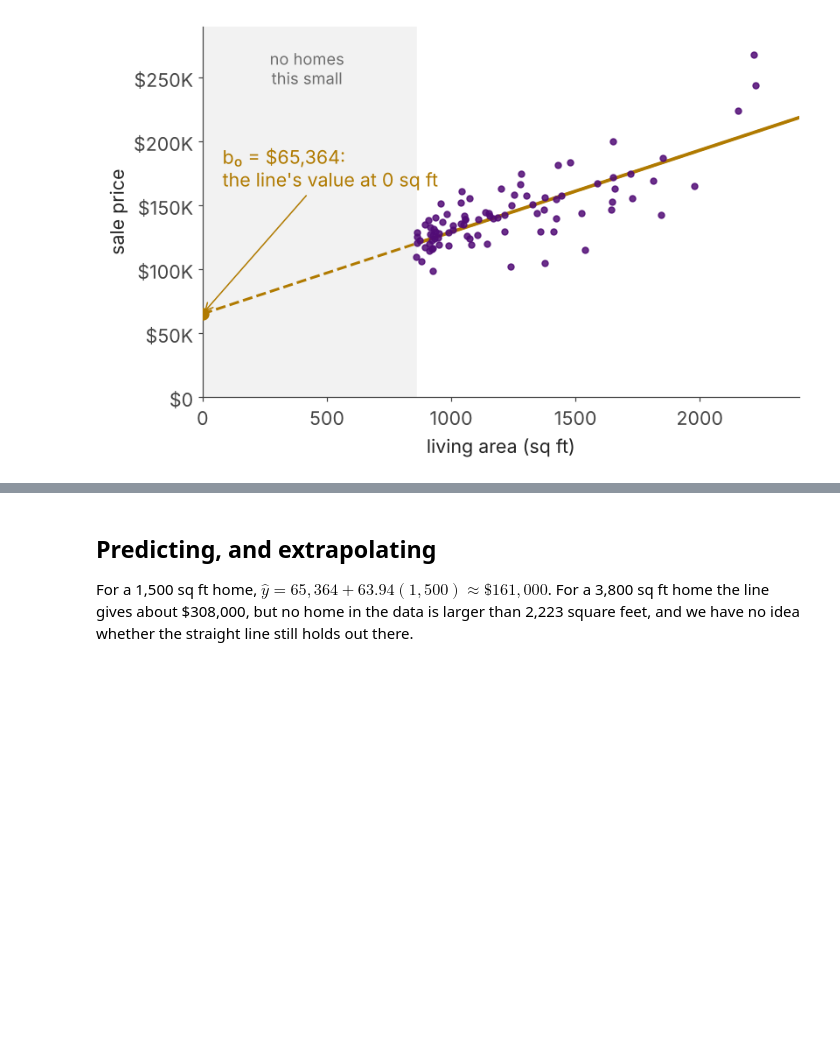
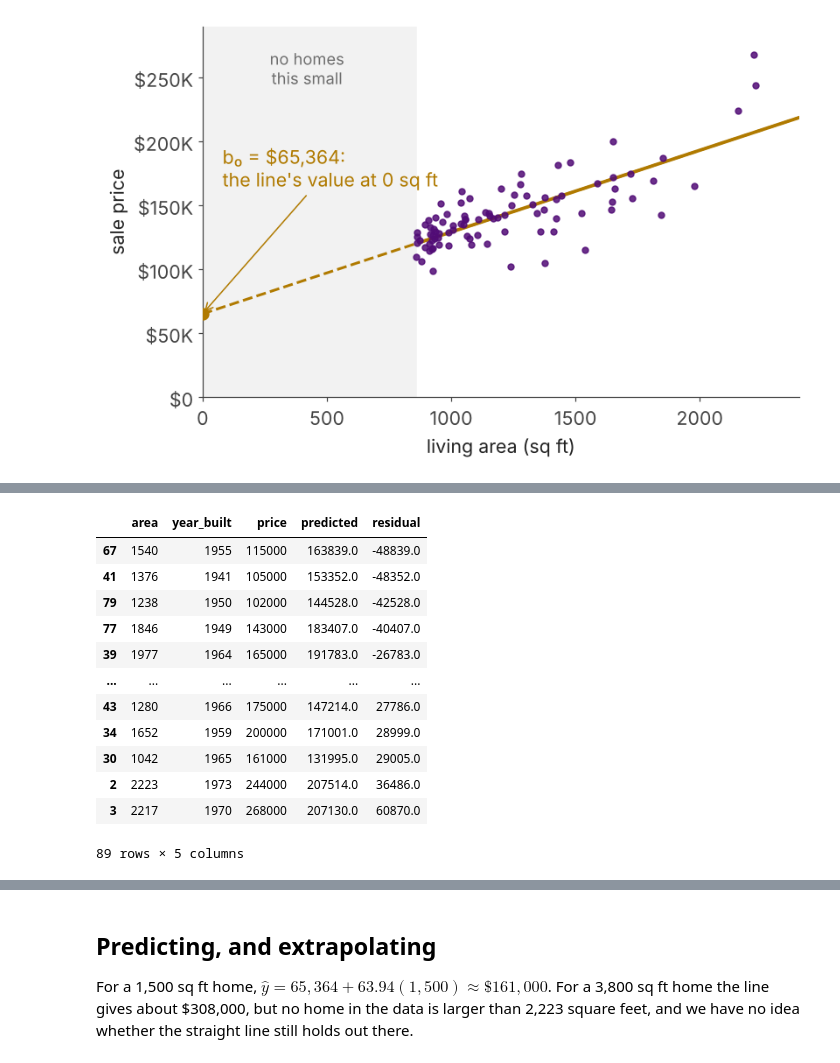
Before and after one commit to ust-buan-640/buan-640-notebooks, a Jupyter notebook: notebooks/m11-4-reading-output.ipynb, the cells around one changed output, grey strips where cells are left out. Saved outputs shown, nothing was run; the diff lists cells and outputs as text; code cells hidden in the pictures; blank space fills up the shorter version.

```diff
--- a/notebooks/m11-4-reading-output.ipynb
+++ b/notebooks/m11-4-reading-output.ipynb
@@ -136,0 +187,18 @@ plt.show()  # f21_intercept.png
+# %%
+homes["predicted"] = model.fittedvalues
+homes["residual"] = model.resid
+homes[["area", "year_built", "price", "predicted", "residual"]].sort_values("residual").round(0)
+# %% [output]
+|  | area | year_built | price | predicted | residual |
+| 67 | 1540 | 1955 | 115000 | 163839.0 | -48839.0 |
+| 41 | 1376 | 1941 | 105000 | 153352.0 | -48352.0 |
+| 79 | 1238 | 1950 | 102000 | 144528.0 | -42528.0 |
+| 77 | 1846 | 1949 | 143000 | 183407.0 | -40407.0 |
+| 39 | 1977 | 1964 | 165000 | 191783.0 | -26783.0 |
+| ... | ... | ... | ... | ... | ... |
+| 43 | 1280 | 1966 | 175000 | 147214.0 | 27786.0 |
+| 34 | 1652 | 1959 | 200000 | 171001.0 | 28999.0 |
+| 30 | 1042 | 1965 | 161000 | 131995.0 | 29005.0 |
+| 2 | 2223 | 1973 | 244000 | 207514.0 | 36486.0 |
+| 3 | 2217 | 1970 | 268000 | 207130.0 | 60870.0 |
+89 rows × 5 columns
```
Also changed, not shown: parts of 30 cells of this notebook.
